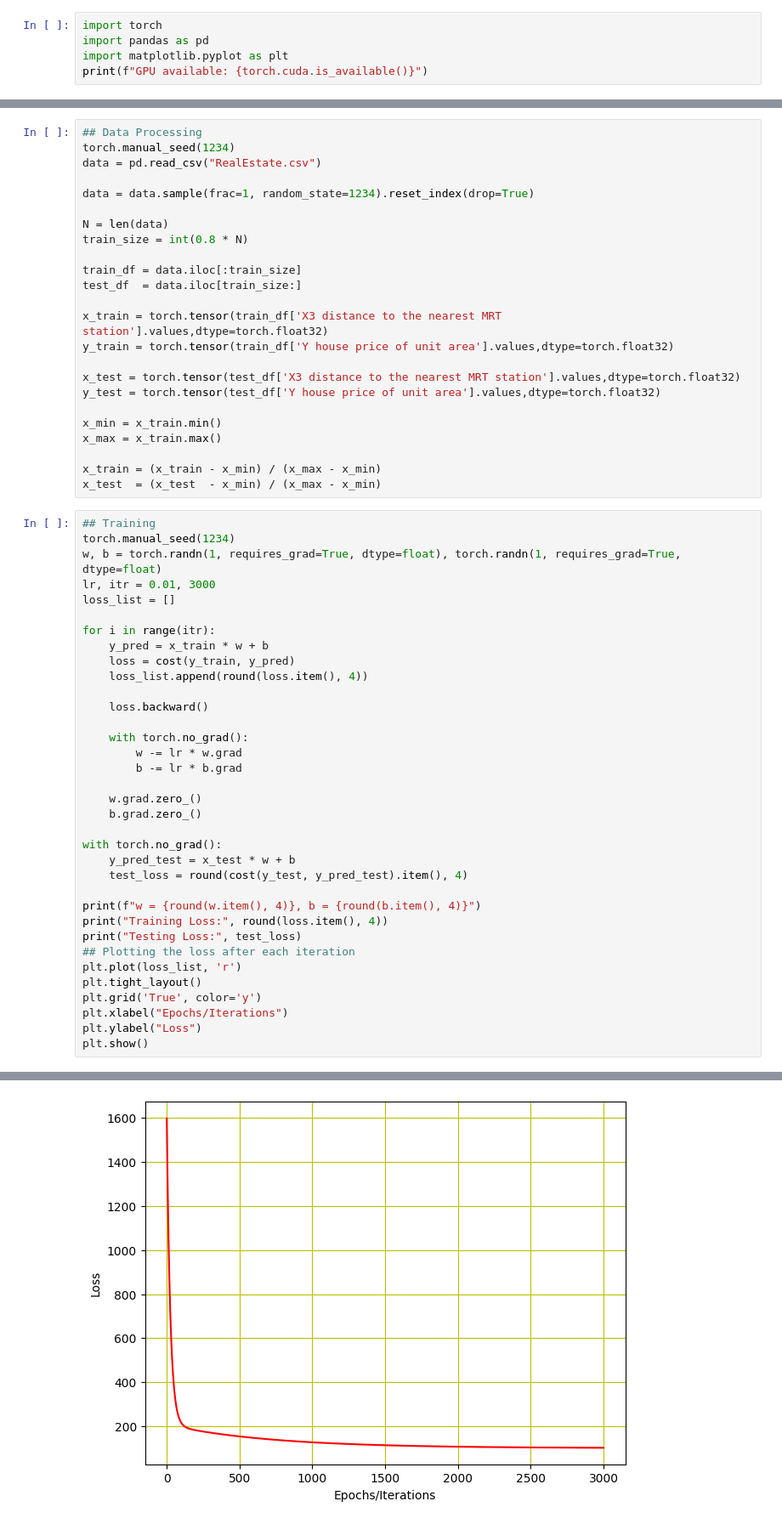
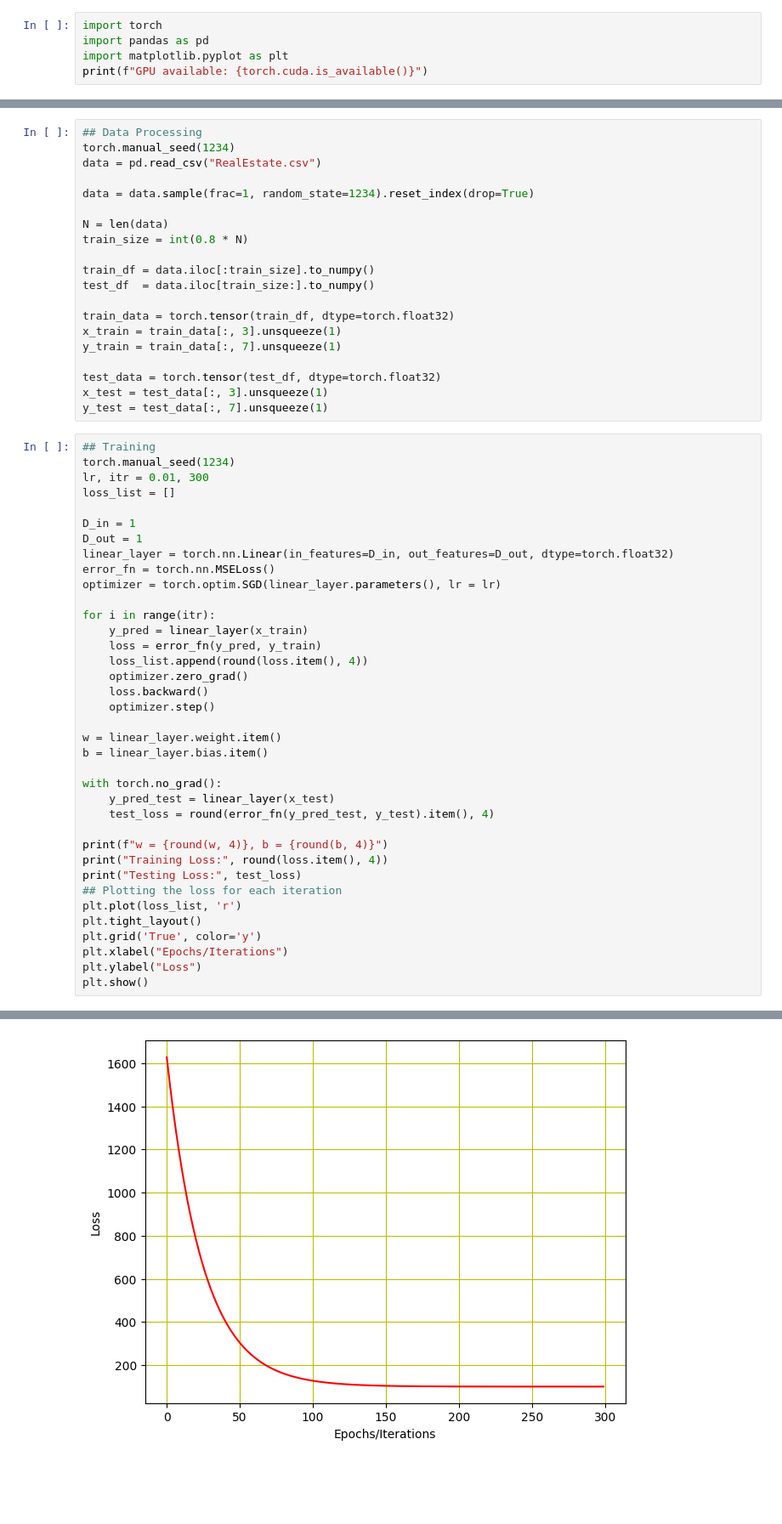
Before and after one commit to bp2881/machinelearning-algo, a Jupyter notebook: LinearRegression_ov.ipynb, the cells around one changed output, grey strips where cells are left out. Shown at 85% size. Drawn from its saved outputs; the diff is of its cells as text; blank space fills up the shorter version.

```diff
--- a/LinearRegression_ov.ipynb
+++ b/LinearRegression_ov.ipynb
@@ -19,49 +16,47 @@ data = data.sample(frac=1, random_state=1234).reset_index(drop=True)
 N = len(data)
 train_size = int(0.8 * N)
 
-train_df = data.iloc[:train_size]
-test_df  = data.iloc[train_size:]
+train_df = data.iloc[:train_size].to_numpy()
+test_df  = data.iloc[train_size:].to_numpy()
 
-x_train = torch.tensor(train_df['X3 distance to the nearest MRT station'].values,dtype=torch.float32)
-y_train = torch.tensor(train_df['Y house price of unit area'].values,dtype=torch.float32)
+train_data = torch.tensor(train_df, dtype=torch.float32)
+x_train = train_data[:, 3].unsqueeze(1)
+y_train = train_data[:, 7].unsqueeze(1)
 
-x_test = torch.tensor(test_df['X3 distance to the nearest MRT station'].values,dtype=torch.float32)
-y_test = torch.tensor(test_df['Y house price of unit area'].values,dtype=torch.float32)
-
-x_min = x_train.min()
-x_max = x_train.max()
-
-x_train = (x_train - x_min) / (x_max - x_min)
-x_test  = (x_test  - x_min) / (x_max - x_min)
+test_data = torch.tensor(test_df, dtype=torch.float32)
+x_test = test_data[:, 3].unsqueeze(1)
+y_test = test_data[:, 7].unsqueeze(1)
 # %%
 ## Training
 torch.manual_seed(1234)
-w, b = torch.randn(1, requires_grad=True, dtype=float), torch.randn(1, requires_grad=True, dtype=float)
-lr, itr = 0.01, 3000
+lr, itr = 0.01, 300
 loss_list = []
 
+D_in = 1
+D_out = 1
+linear_layer = torch.nn.Linear(in_features=D_in, out_features=D_out, dtype=torch.float32)
+error_fn = torch.nn.MSELoss()
+optimizer = torch.optim.SGD(linear_layer.parameters(), lr = lr)
+
 for i in range(itr):
-    y_pred = x_train * w + b
-    loss = cost(y_train, y_pred)
+    y_pred = linear_layer(x_train)
+    loss = error_fn(y_pred, y_train)
     loss_list.append(round(loss.item(), 4))
+    optimizer.zero_grad()
+    loss.backward()
+    optimizer.step()
 
-    loss.backward()
-
-    with torch.no_grad():
-        w -= lr * w.grad
-        b -= lr * b.grad
-
-    w.grad.zero_()
-    b.grad.zero_()
+w = linear_layer.weight.item()
+b = linear_layer.bias.item()
 
 with torch.no_grad():
-    y_pred_test = x_test * w + b
-    test_loss = round(cost(y_test, y_pred_test).item(), 4)
+    y_pred_test = linear_layer(x_test)
+    test_loss = round(error_fn(y_pred_test, y_test).item(), 4)
 
-print(f"w = {round(w.item(), 4)}, b = {round(b.item(), 4)}")
+print(f"w = {round(w, 4)}, b = {round(b, 4)}")
 print("Training Loss:", round(loss.item(), 4))
 print("Testing Loss:", test_loss)
-## Plotting the loss after each iteration
+## Plotting the loss for each iteration
 plt.plot(loss_list, 'r')
 plt.tight_layout()
 plt.grid('True', color='y')
@@ -75 +70 @@ Testing Loss: 100.8338
-[figure, old version]
+[figure, new version]
```
Also changed, not shown: parts of 5 cells of this notebook, 4 other files.
